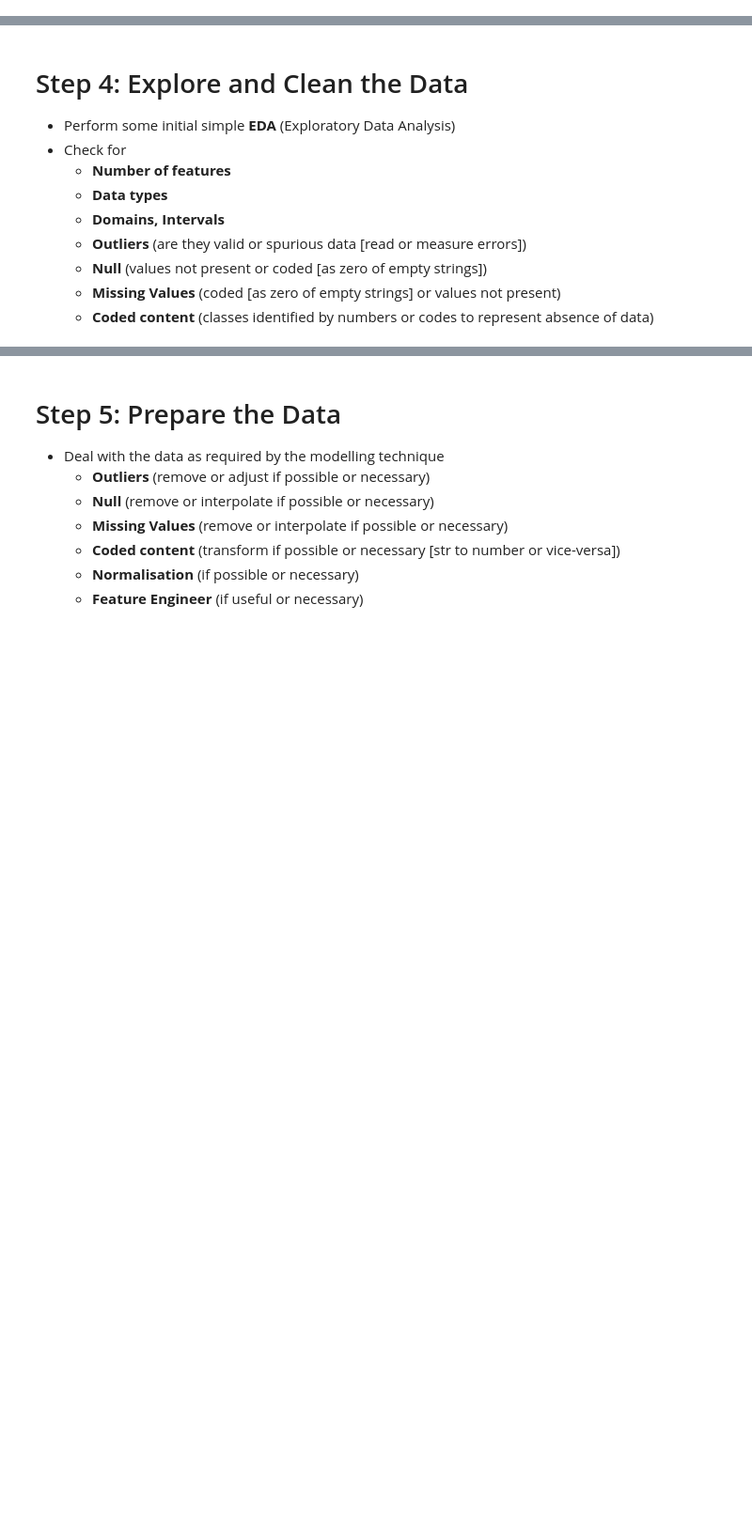
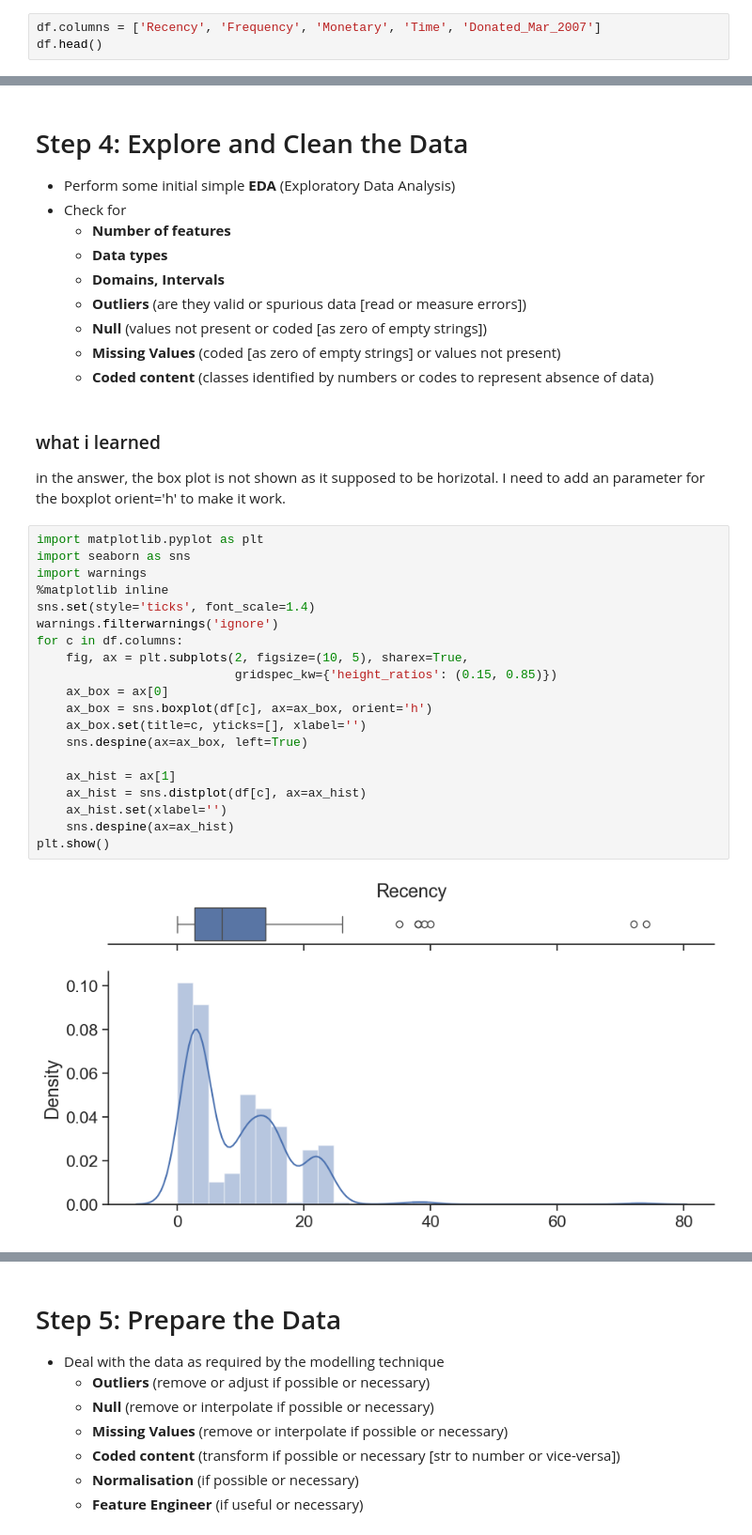
Before and after one commit to VeraLyu2022/iod, a Jupyter notebook: Module 7/Lab 7/IOD_Lab-7_1_1 - Decision Trees.ipynb, the cells around one changed output, grey strips where cells are left out. Shown at 94% size. Cells and saved outputs as stored; diff of their text form; blank space fills up the shorter version.

```diff
--- a/Module 7/Lab 7/IOD_Lab-7_1_1 - Decision Trees.ipynb
+++ b/Module 7/Lab 7/IOD_Lab-7_1_1 - Decision Trees.ipynb
@@ -58,0 +118,3 @@ The [**UCI Machine Learning Repository**](https://archive.ics.uci.edu/ml/dataset
+# %%
+df.columns = ['Recency', 'Frequency', 'Monetary', 'Time', 'Donated_Mar_2007']
+df.head()
@@ -67,3 +136,29 @@ The [**UCI Machine Learning Repository**](https://archive.ics.uci.edu/ml/dataset
     - **Null** (values not present or coded [as zero of empty strings])
     - **Missing Values** (coded [as zero of empty strings] or values not present)
     - **Coded content** (classes identified by numbers or codes to represent absence of data)
+# %% [markdown]
+### what i learned
+in the answer, the box plot is not shown as it supposed to be horizotal.
+I need to add an parameter for the boxplot orient='h' to make it work.
+# %%
+import matplotlib.pyplot as plt
+import seaborn as sns
+import warnings
+%matplotlib inline
+sns.set(style='ticks', font_scale=1.4)
+warnings.filterwarnings('ignore')
+for c in df.columns:
+    fig, ax = plt.subplots(2, figsize=(10, 5), sharex=True,
+                           gridspec_kw={'height_ratios': (0.15, 0.85)})
+    ax_box = ax[0]
+    ax_box = sns.boxplot(df[c], ax=ax_box, orient='h')
+    ax_box.set(title=c, yticks=[], xlabel='')
+    sns.despine(ax=ax_box, left=True)
+
+    ax_hist = ax[1]
+    ax_hist = sns.distplot(df[c], ax=ax_hist)
+    ax_hist.set(xlabel='')
+    sns.despine(ax=ax_hist)
+plt.show()
+# %% [output]
+[figure, added]
```
Also changed, not shown: parts of 20 cells of this notebook, 2 other files.
